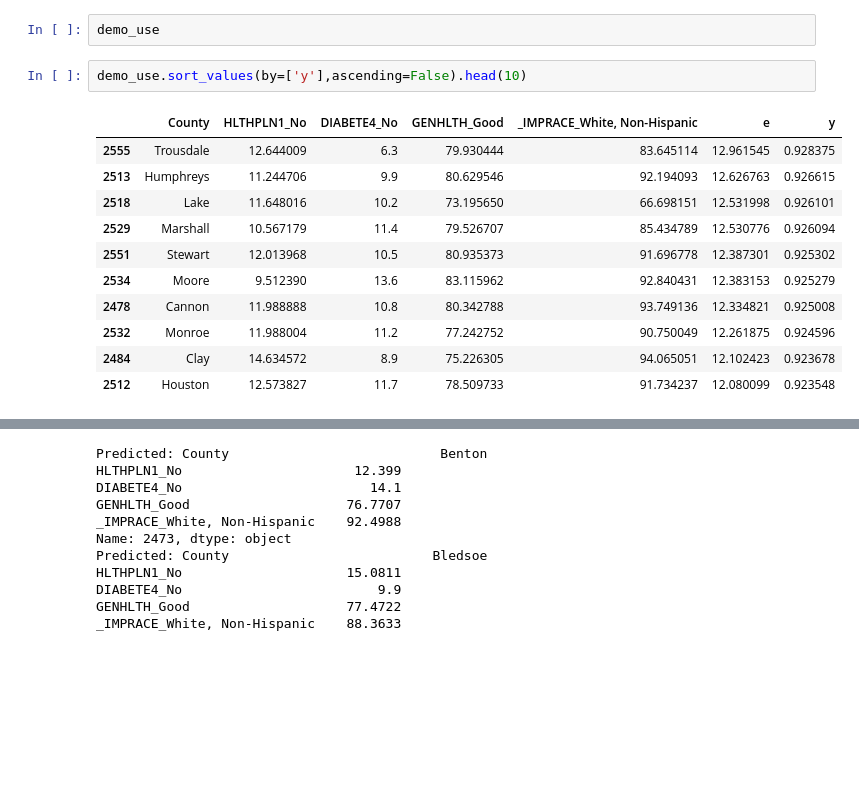
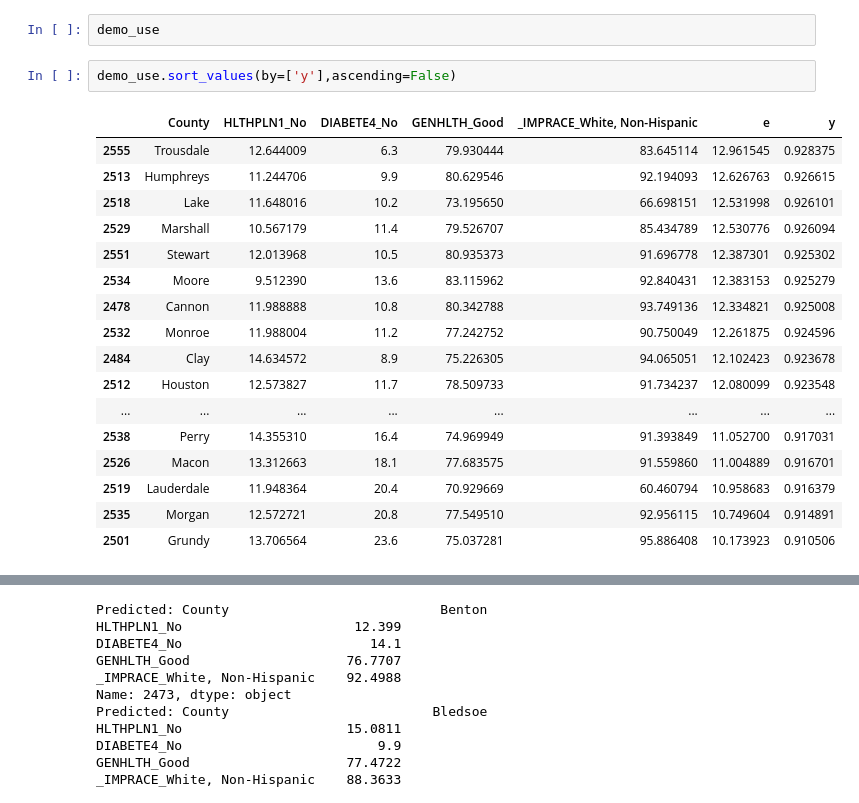
Before and after one commit to congwang1995/data-science-essentials-4, a Jupyter notebook: project/Q3.ipynb, the cells around one changed output, grey strips where cells are left out. Cells and saved outputs as stored; diff of their text form; blank space fills up the shorter version.

```diff
--- a/project/Q3.ipynb
+++ b/project/Q3.ipynb
@@ -379,17 +379,23 @@ TypeError: cannot convert the series to <class 'float'>
 # %%
 demo_use
 # %%
-demo_use.sort_values(by=['y'],ascending=False).head(10)
+demo_use.sort_values(by=['y'],ascending=False)
 # %% [output]
 |  | County | HLTHPLN1_No | DIABETE4_No | GENHLTH_Good | _IMPRACE_White, Non-Hispanic | e | y |
 | 2555 | Trousdale | 12.644009 | 6.3 | 79.930444 | 83.645114 | 12.961545 | 0.928375 |
 | 2513 | Humphreys | 11.244706 | 9.9 | 80.629546 | 92.194093 | 12.626763 | 0.926615 |
 | 2518 | Lake | 11.648016 | 10.2 | 73.195650 | 66.698151 | 12.531998 | 0.926101 |
 | 2529 | Marshall | 10.567179 | 11.4 | 79.526707 | 85.434789 | 12.530776 | 0.926094 |
 | 2551 | Stewart | 12.013968 | 10.5 | 80.935373 | 91.696778 | 12.387301 | 0.925302 |
 | 2534 | Moore | 9.512390 | 13.6 | 83.115962 | 92.840431 | 12.383153 | 0.925279 |
 | 2478 | Cannon | 11.988888 | 10.8 | 80.342788 | 93.749136 | 12.334821 | 0.925008 |
 | 2532 | Monroe | 11.988004 | 11.2 | 77.242752 | 90.750049 | 12.261875 | 0.924596 |
 | 2484 | Clay | 14.634572 | 8.9 | 75.226305 | 94.065051 | 12.102423 | 0.923678 |
 | 2512 | Houston | 12.573827 | 11.7 | 78.509733 | 91.734237 | 12.080099 | 0.923548 |
+| ... | ... | ... | ... | ... | ... | ... | ... |
+| 2538 | Perry | 14.355310 | 16.4 | 74.969949 | 91.393849 | 11.052700 | 0.917031 |
+| 2526 | Macon | 13.312663 | 18.1 | 77.683575 | 91.559860 | 11.004889 | 0.916701 |
+| 2519 | Lauderdale | 11.948364 | 20.4 | 70.929669 | 60.460794 | 10.958683 | 0.916379 |
+| 2535 | Morgan | 12.572721 | 20.8 | 77.549510 | 92.956115 | 10.749604 | 0.914891 |
+| 2501 | Grundy | 13.706564 | 23.6 | 75.037281 | 95.886408 | 10.173923 | 0.910506 |
 # %%
```
Also changed, not shown: parts of 4 cells of this notebook.
